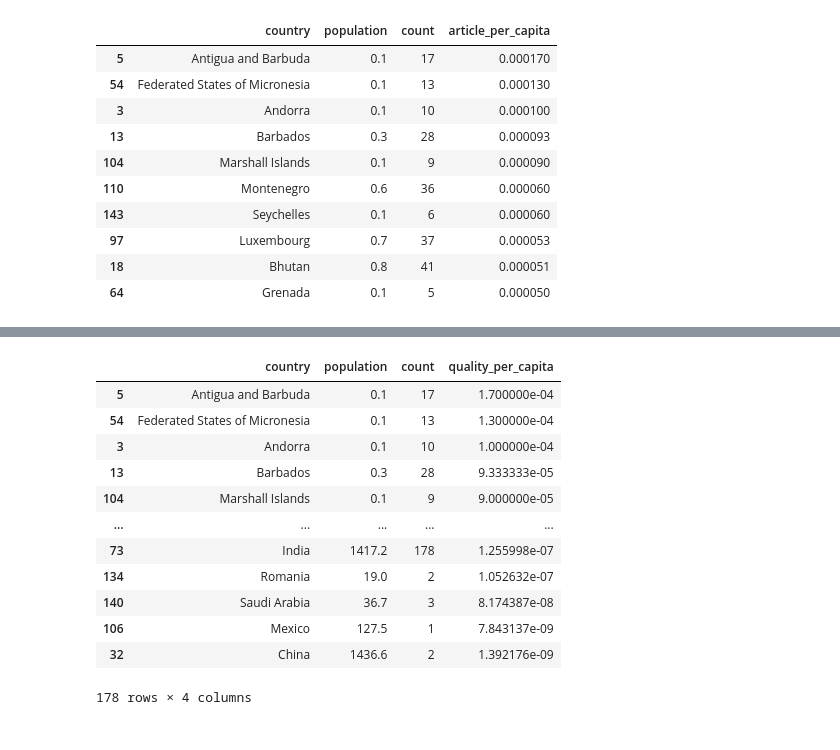
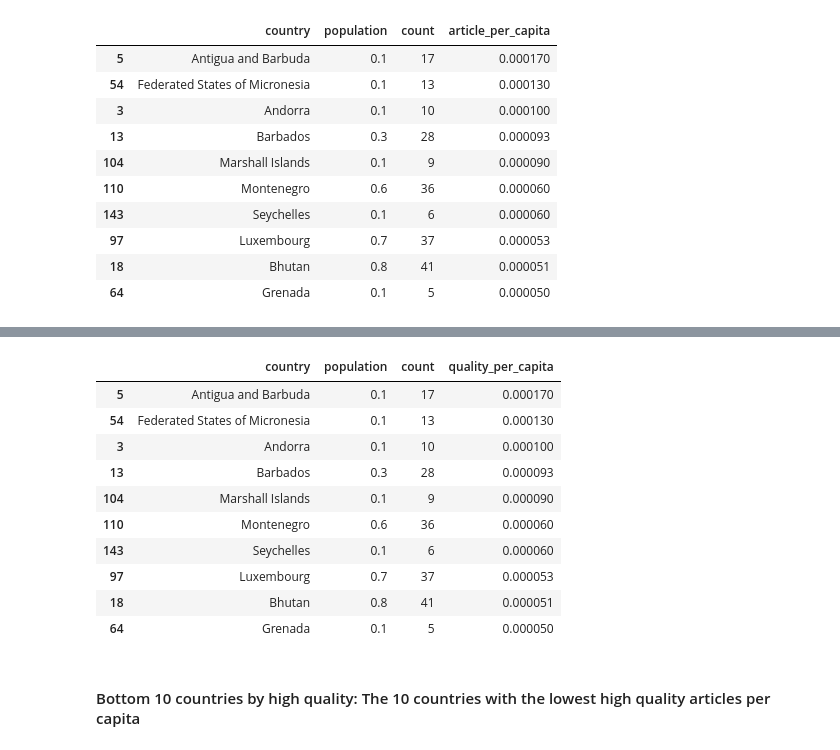
Before and after one commit to anuhyabs/data-512-homework_2, a Jupyter notebook: source/homework2.ipynb, the cells around one changed output, grey strips where cells are left out. Drawn from its saved outputs; the diff is of its cells as text; code cells hidden in the pictures.

```diff
--- a/homework2.ipynb
+++ b/source/homework2.ipynb
@@ -428,2 +491,2 @@ ans1
 # %%
-total_quality = combined.groupby(['country', 'population'])['article_quality'].count().reset_index(name='count')
+total_quality_capita = combined.groupby(['country', 'population'])['article_quality'].count().reset_index(name='count')
@@ -446,18 +509,20 @@ total_quality
 # %%
-total_quality['quality_per_capita'] = total_quality['count']/(total_article['population'] * 1000000)
+total_quality_capita['quality_per_capita'] = total_quality_capita['count']/(total_quality_capita['population'] * 1000000)
 # %%
-total_quality[total_quality['quality_per_capita'] != np.inf].sort_values(by=['quality_per_capita'], ascending=False)
+ans3 = total_quality_capita[total_quality_capita['quality_per_capita'] != np.inf].sort_values(by=['quality_per_capita'], ascending=False)[:10]
-# %% [output]
-|  | country | population | count | quality_per_capita |
-| 5 | Antigua and Barbuda | 0.1 | 17 | 1.700000e-04 |
-| 54 | Federated States of Micronesia | 0.1 | 13 | 1.300000e-04 |
-| 3 | Andorra | 0.1 | 10 | 1.000000e-04 |
-| 13 | Barbados | 0.3 | 28 | 9.333333e-05 |
-| 104 | Marshall Islands | 0.1 | 9 | 9.000000e-05 |
-| ... | ... | ... | ... | ... |
-| 73 | India | 1417.2 | 178 | 1.255998e-07 |
-| 134 | Romania | 19.0 | 2 | 1.052632e-07 |
-| 140 | Saudi Arabia | 36.7 | 3 | 8.174387e-08 |
-| 106 | Mexico | 127.5 | 1 | 7.843137e-09 |
-| 32 | China | 1436.6 | 2 | 1.392176e-09 |
-178 rows × 4 columns
+# %%
+ans3
+# %% [output]
+|  | country | population | count | quality_per_capita |
+| 5 | Antigua and Barbuda | 0.1 | 17 | 0.000170 |
+| 54 | Federated States of Micronesia | 0.1 | 13 | 0.000130 |
+| 3 | Andorra | 0.1 | 10 | 0.000100 |
+| 13 | Barbados | 0.3 | 28 | 0.000093 |
+| 104 | Marshall Islands | 0.1 | 9 | 0.000090 |
+| 110 | Montenegro | 0.6 | 36 | 0.000060 |
+| 143 | Seychelles | 0.1 | 6 | 0.000060 |
+| 97 | Luxembourg | 0.7 | 37 | 0.000053 |
+| 18 | Bhutan | 0.8 | 41 | 0.000051 |
+| 64 | Grenada | 0.1 | 5 | 0.000050 |
+# %% [markdown]
+#### Bottom 10 countries by high quality: The 10 countries with the lowest high quality articles per capita
```
Also changed, not shown: parts of 59 cells of this notebook, 2 other files.
